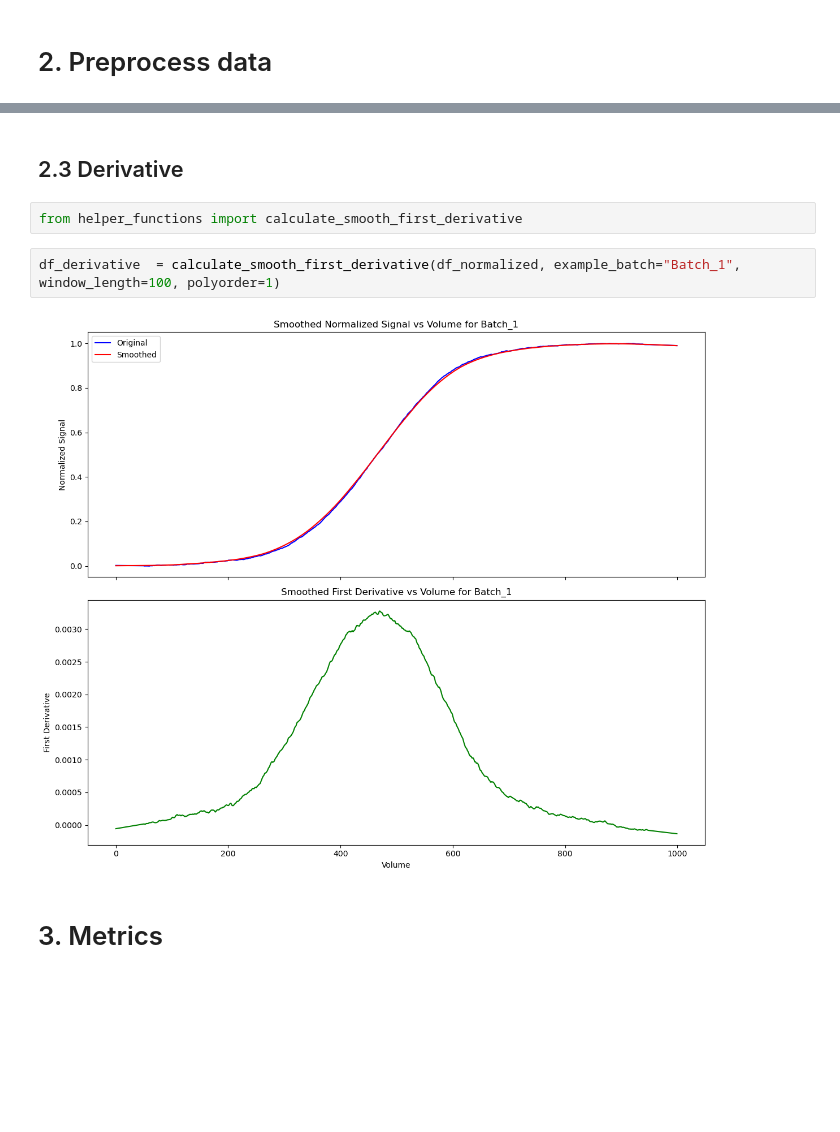
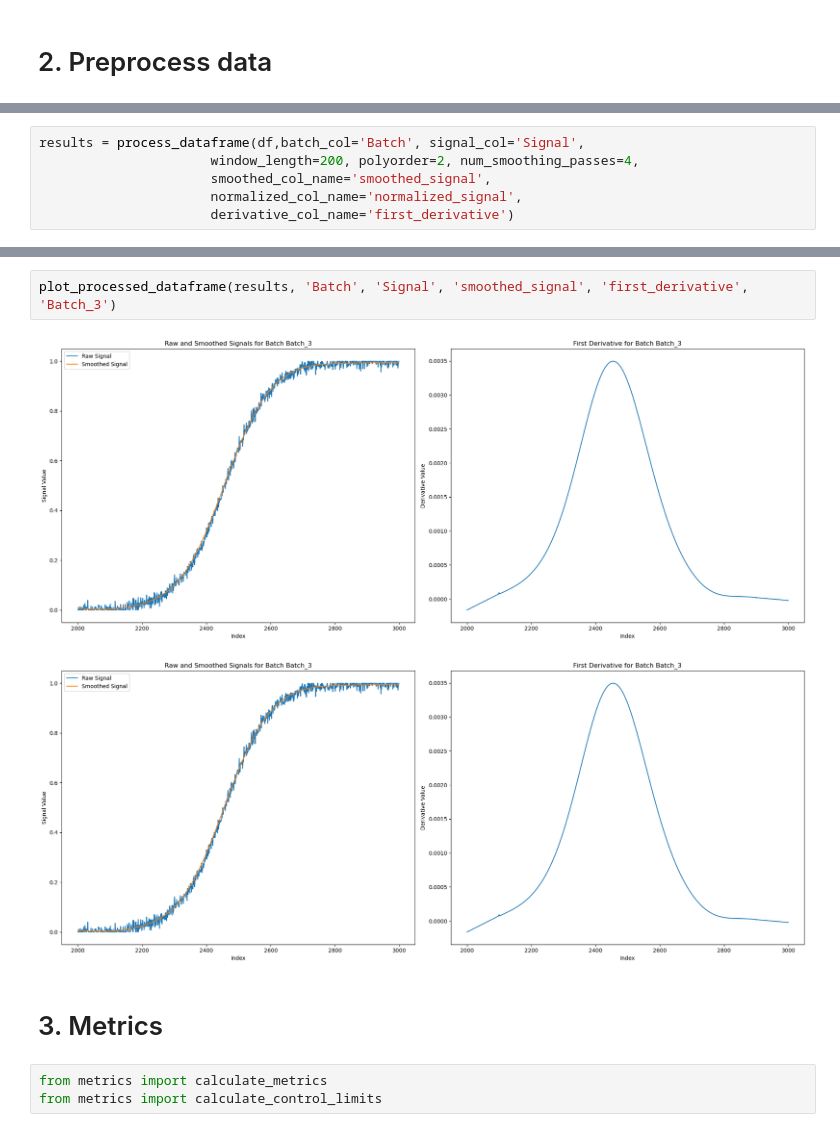
Before and after one commit to vincentgaul/direct_transitional_analysis, a Jupyter notebook: TA.ipynb, the cells around one changed output, grey strips where cells are left out. Drawn from its saved outputs; the diff is of its cells as text; blank space fills up the shorter version.

Commit message:
working, just different plots required

```diff
--- a/TA.ipynb
+++ b/TA.ipynb
@@ -76 +51,7 @@ df_smooth
+# %%
+results = process_dataframe(df,batch_col='Batch', signal_col='Signal',
+                      window_length=200, polyorder=2, num_smoothing_passes=4,
+                      smoothed_col_name='smoothed_signal',
+                      normalized_col_name='normalized_signal',
+                      derivative_col_name='first_derivative')
 # %%
@@ -98,10 +59,10 @@ df_normalized
-# %% [markdown]
-## 2.3 Derivative
-# %%
-from helper_functions import calculate_smooth_first_derivative
-# %%
-df_derivative  = calculate_smooth_first_derivative(df_normalized, example_batch="Batch_1", window_length=100, polyorder=1)
-# %% [output]
-[figure, removed]
+# %%
+plot_processed_dataframe(results, 'Batch', 'Signal', 'smoothed_signal', 'first_derivative', 'Batch_3')
+# %% [output]
+[figure, added]
+[figure, added]
 # %% [markdown]
 # 3. Metrics
+# %%
+from metrics import calculate_metrics
+from metrics import calculate_control_limits
```
Also changed, not shown: parts of 29 cells of this notebook, 6 other files.
